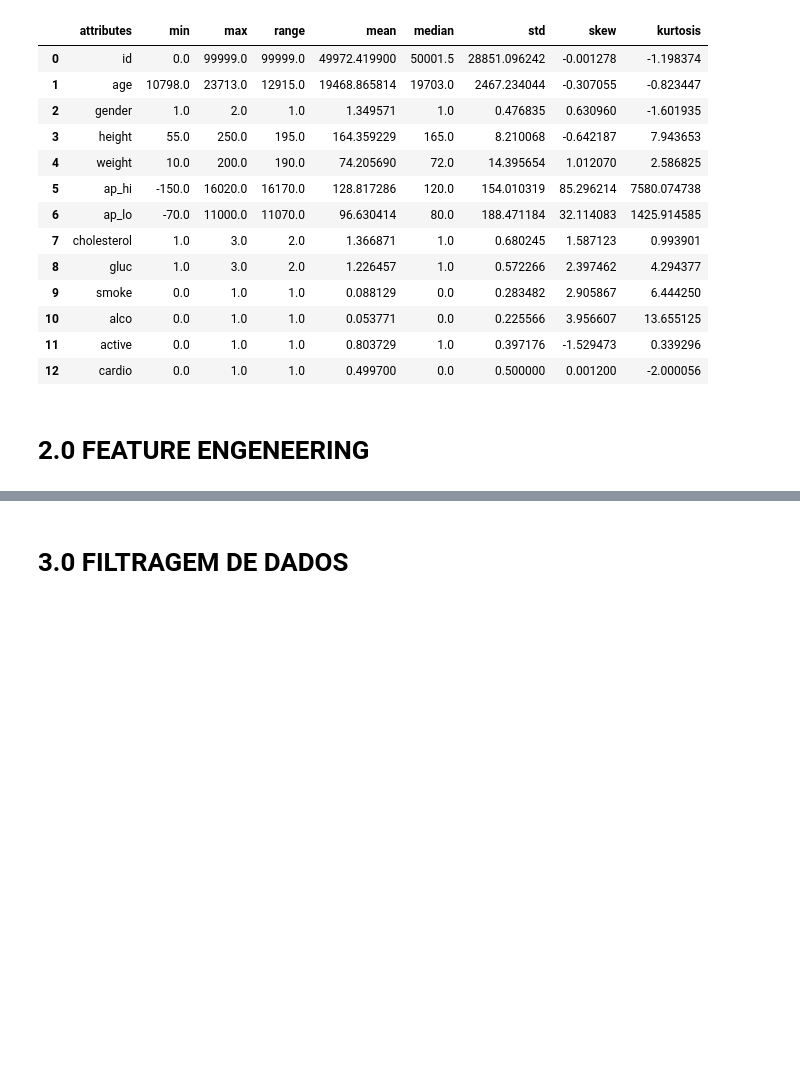
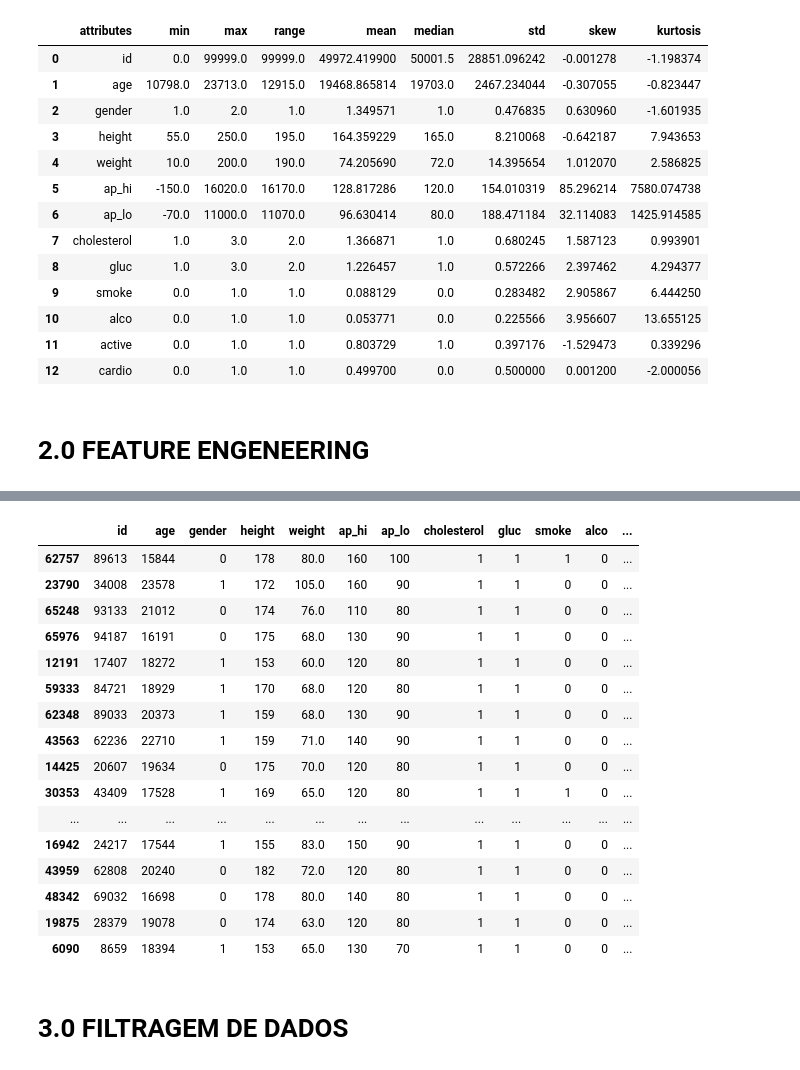
Before and after one commit to RoneyDev7/Cardio_Catch_Disease, a Jupyter notebook: 01-frn_cardio_catch_dieses.ipynb, the cells around one changed output, grey strips where cells are left out. Saved outputs shown, nothing was run; the diff lists cells and outputs as text; code cells hidden in the pictures; blank space fills up the shorter version.

```diff
--- a/01-frn_cardio_catch_dieses.ipynb
+++ b/01-frn_cardio_catch_dieses.ipynb
@@ -126,3 +148,23 @@ df2['gender'] = df2['gender'].apply(lambda x: 0 if x == 2 else 1)
+# %%
+aux.sample(30)
+# %% [output]
+|  | id | age | gender | height | weight | ap_hi | ap_lo | cholesterol | gluc | smoke | alco | ... |
+| 62757 | 89613 | 15844 | 0 | 178 | 80.0 | 160 | 100 | 1 | 1 | 1 | 0 | ... |
+| 23790 | 34008 | 23578 | 1 | 172 | 105.0 | 160 | 90 | 1 | 1 | 0 | 0 | ... |
+| 65248 | 93133 | 21012 | 0 | 174 | 76.0 | 110 | 80 | 1 | 1 | 0 | 0 | ... |
+| 65976 | 94187 | 16191 | 0 | 175 | 68.0 | 130 | 90 | 1 | 1 | 0 | 0 | ... |
+| 12191 | 17407 | 18272 | 1 | 153 | 60.0 | 120 | 80 | 1 | 1 | 0 | 0 | ... |
+| 59333 | 84721 | 18929 | 1 | 170 | 68.0 | 120 | 80 | 1 | 1 | 0 | 0 | ... |
+| 62348 | 89033 | 20373 | 1 | 159 | 68.0 | 130 | 90 | 1 | 1 | 0 | 0 | ... |
+| 43563 | 62236 | 22710 | 1 | 159 | 71.0 | 140 | 90 | 1 | 1 | 0 | 0 | ... |
+| 14425 | 20607 | 19634 | 0 | 175 | 70.0 | 120 | 80 | 1 | 1 | 0 | 0 | ... |
+| 30353 | 43409 | 17528 | 1 | 169 | 65.0 | 120 | 80 | 1 | 1 | 1 | 0 | ... |
+| ... | ... | ... | ... | ... | ... | ... | ... | ... | ... | ... | ... | ... |
+| 16942 | 24217 | 17544 | 1 | 155 | 83.0 | 150 | 90 | 1 | 1 | 0 | 0 | ... |
+| 43959 | 62808 | 20240 | 0 | 182 | 72.0 | 120 | 80 | 1 | 1 | 0 | 0 | ... |
+| 48342 | 69032 | 16698 | 0 | 178 | 80.0 | 140 | 80 | 1 | 1 | 0 | 0 | ... |
+| 19875 | 28379 | 19078 | 0 | 174 | 63.0 | 120 | 80 | 1 | 1 | 0 | 0 | ... |
+| 6090 | 8659 | 18394 | 1 | 153 | 65.0 | 130 | 70 | 1 | 1 | 0 | 0 | ... |
 # %% [markdown]
 # 3.0 FILTRAGEM DE DADOS
 # %%
```
Also changed, not shown: parts of 8 cells of this notebook.
